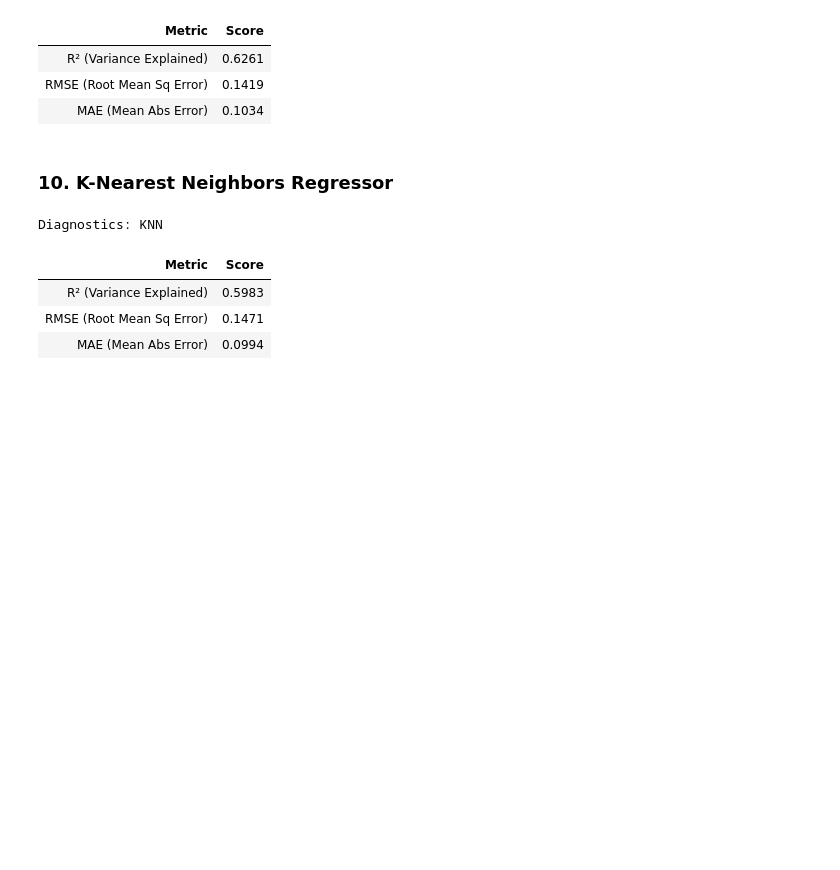
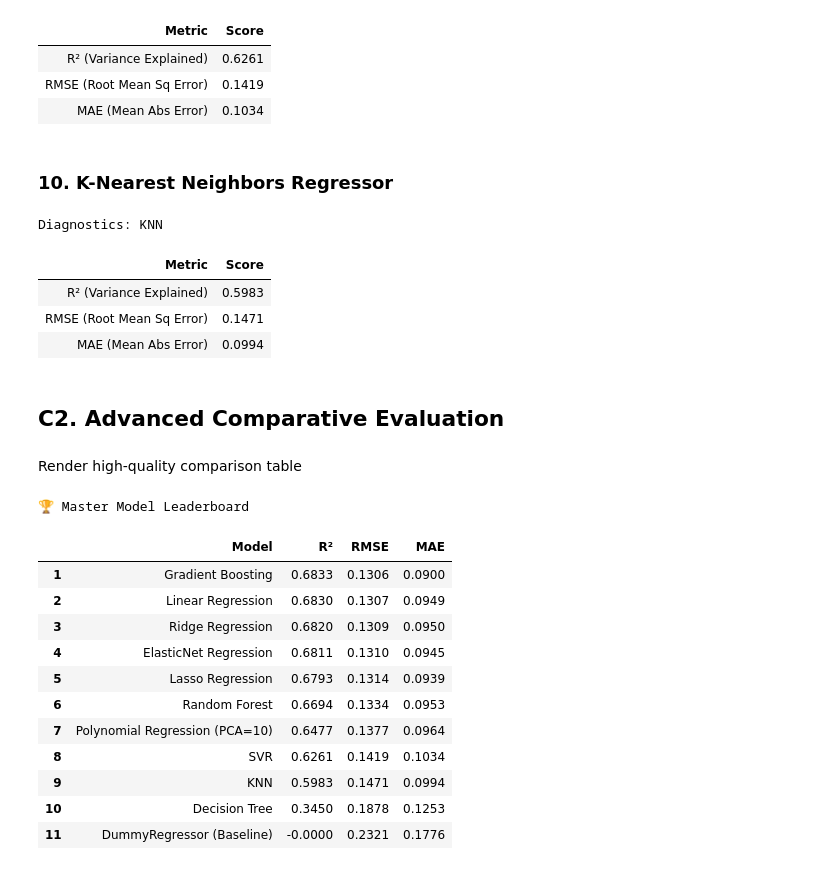
Before and after one commit to Reshma925/Vectora, a Jupyter notebook: Regression Track A/Regression.ipynb, the cells around one changed output. Drawn from its saved outputs; the diff is of its cells as text; code cells hidden in the pictures; blank space fills up the shorter version.

```diff
--- a/Regression Track A/Regression.ipynb
+++ b/Regression Track A/Regression.ipynb
@@ -535,3 +535,5 @@ Diagnostics: KNN
 | R² (Variance Explained) | 0.5983 |
 | RMSE (Root Mean Sq Error) | 0.1471 |
 | MAE (Mean Abs Error) | 0.0994 |
+# %% [markdown]
+## C2. Advanced Comparative Evaluation
@@ -537,0 +543,25 @@ Diagnostics: KNN
+# %% [markdown]
+Render high-quality comparison table
+# %%
+cm_r2 = sns.light_palette("green", as_cmap=True)
+cm_err = sns.light_palette("red", as_cmap=True)
+
+display(results_df.style
+        .background_gradient(cmap=cm_r2, subset=['R²'])
+        .background_gradient(cmap=cm_err, subset=['RMSE', 'MAE'])
+        .format({'R²': '{:.4f}', 'RMSE': '{:.4f}', 'MAE': '{:.4f}'})
+        .set_caption("🏆 Master Model Leaderboard"))
+# %% [output]
+🏆 Master Model Leaderboard
+|  | Model | R² | RMSE | MAE |
+| 1 | Gradient Boosting | 0.6833 | 0.1306 | 0.0900 |
+| 2 | Linear Regression | 0.6830 | 0.1307 | 0.0949 |
+| 3 | Ridge Regression | 0.6820 | 0.1309 | 0.0950 |
+| 4 | ElasticNet Regression | 0.6811 | 0.1310 | 0.0945 |
+| 5 | Lasso Regression | 0.6793 | 0.1314 | 0.0939 |
+| 6 | Random Forest | 0.6694 | 0.1334 | 0.0953 |
+| 7 | Polynomial Regression (PCA=10) | 0.6477 | 0.1377 | 0.0964 |
+| 8 | SVR | 0.6261 | 0.1419 | 0.1034 |
+| 9 | KNN | 0.5983 | 0.1471 | 0.0994 |
+| 10 | Decision Tree | 0.3450 | 0.1878 | 0.1253 |
+| 11 | DummyRegressor (Baseline) | -0.0000 | 0.2321 | 0.1776 |
```
Also changed, not shown: parts of 7 cells of this notebook.
